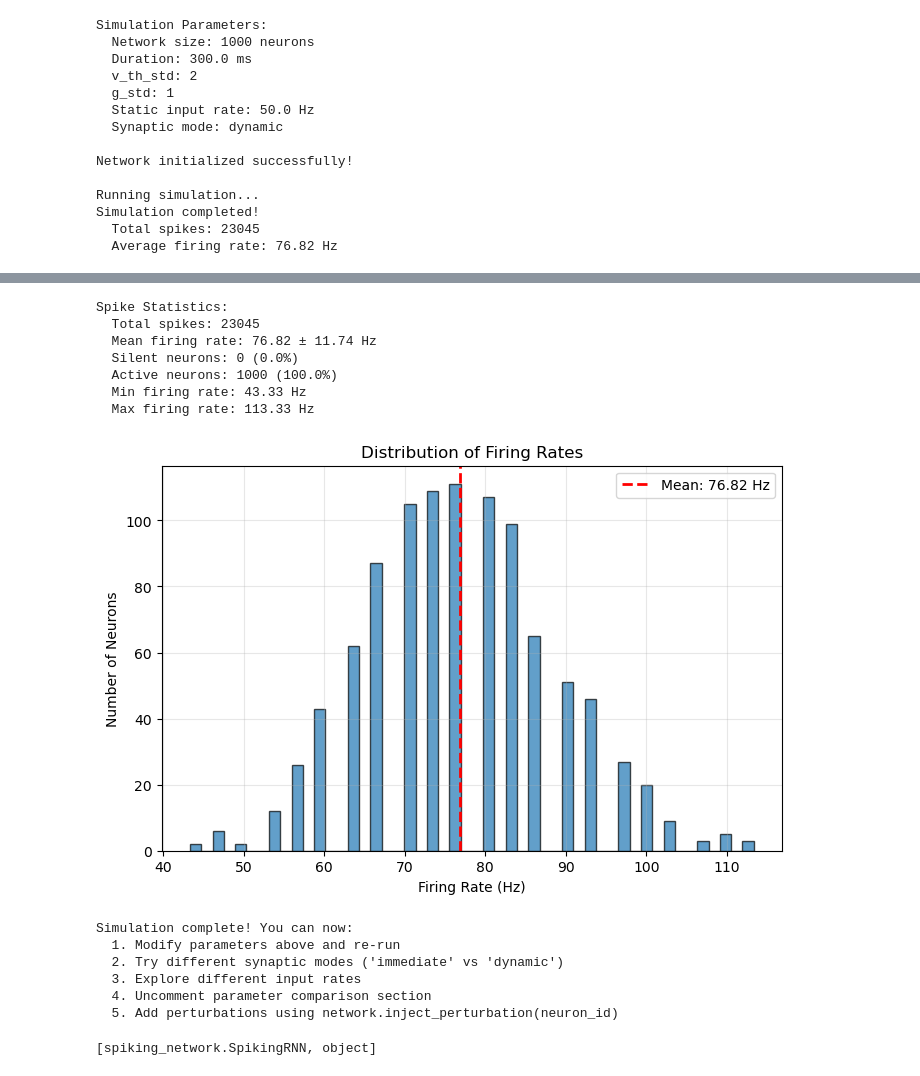
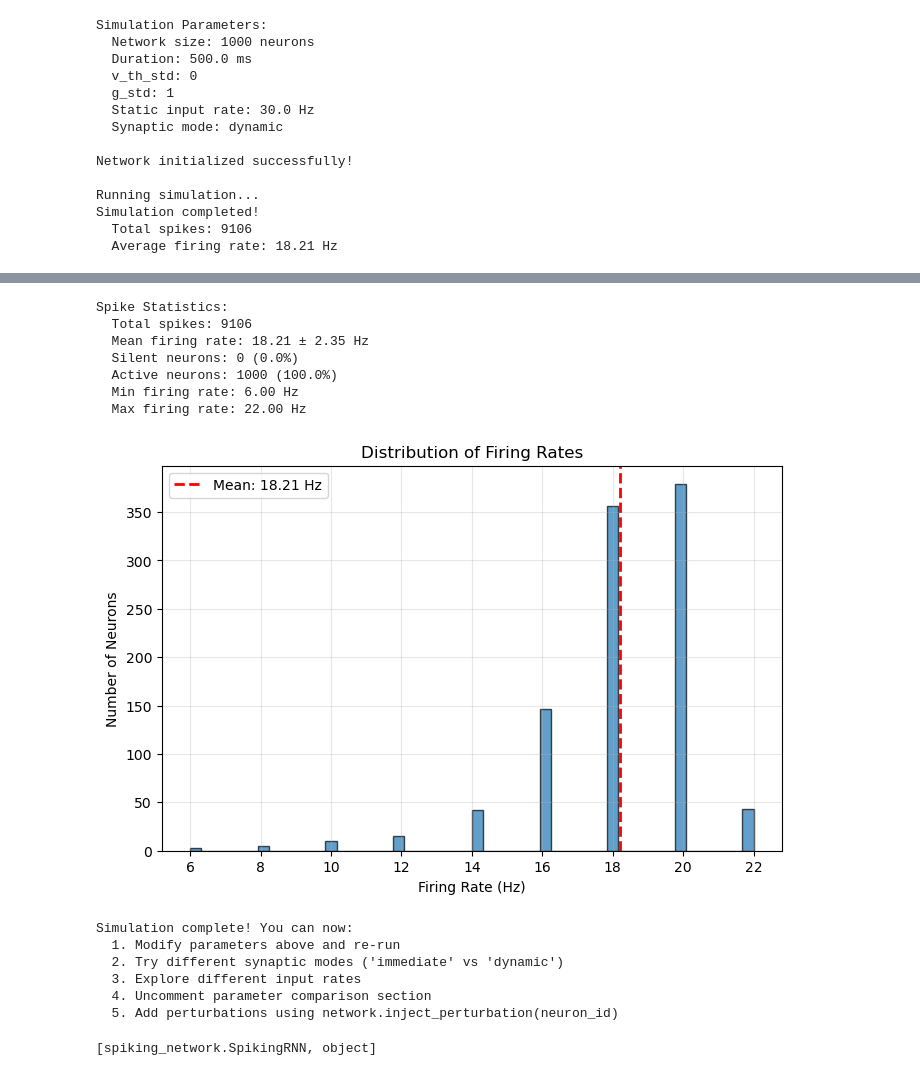
Before and after one commit to fraziphy/spiking-rnn-heterogeneity, a Jupyter notebook: Untitled4.ipynb, the cells around one changed output, grey strips where cells are left out. Cells and saved outputs as stored; diff of their text form; code cells hidden in the pictures.

```diff
--- a/Untitled4.ipynb
+++ b/Untitled4.ipynb
@@ -29,13 +29,13 @@ synaptic_mode = "dynamic"  # or "immediate"
 
 # Heterogeneity parameters
 session_id = 10
-v_th_std = 2  # Threshold heterogeneity
+v_th_std = 0  # Threshold heterogeneity
 g_std = 1  # Synaptic weight heterogeneity
 trial_id = 1
 
 # Simulation parameters
-duration = 300.0  # 2 seconds in milliseconds
-static_input_rate = 50.0  # Hz
+duration = 500.0  # 2 seconds in milliseconds
+static_input_rate = 30.0  # Hz
 
 # Additional network parameters
 v_th_distribution = "normal"
@@ -282,15 +282,15 @@ print(f"  5. Add perturbations using network.inject_perturbation(neuron_id)")
 # %% [output]
 Simulation Parameters:
   Network size: 1000 neurons
-  Duration: 300.0 ms
-  v_th_std: 2
+  Duration: 500.0 ms
+  v_th_std: 0
   g_std: 1
-  Static input rate: 50.0 Hz
+  Static input rate: 30.0 Hz
   Synaptic mode: dynamic
 
 Network initialized successfully!
 
 Running simulation...
 Simulation completed!
-  Total spikes: 23045
-  Average firing rate: 76.82 Hz
+  Total spikes: 9106
+  Average firing rate: 18.21 Hz
@@ -298,11 +298,11 @@ Simulation completed!
 Spike Statistics:
-  Total spikes: 23045
-  Mean firing rate: 76.82 ± 11.74 Hz
+  Total spikes: 9106
+  Mean firing rate: 18.21 ± 2.35 Hz
   Silent neurons: 0 (0.0%)
   Active neurons: 1000 (100.0%)
-  Min firing rate: 43.33 Hz
-  Max firing rate: 113.33 Hz
+  Min firing rate: 6.00 Hz
+  Max firing rate: 22.00 Hz
-[figure, old version]
+[figure, new version]
 Simulation complete! You can now:
   1. Modify parameters above and re-run
   2. Try different synaptic modes ('immediate' vs 'dynamic')
```
Also changed, not shown: parts of 18 cells of this notebook, 39 other files.
